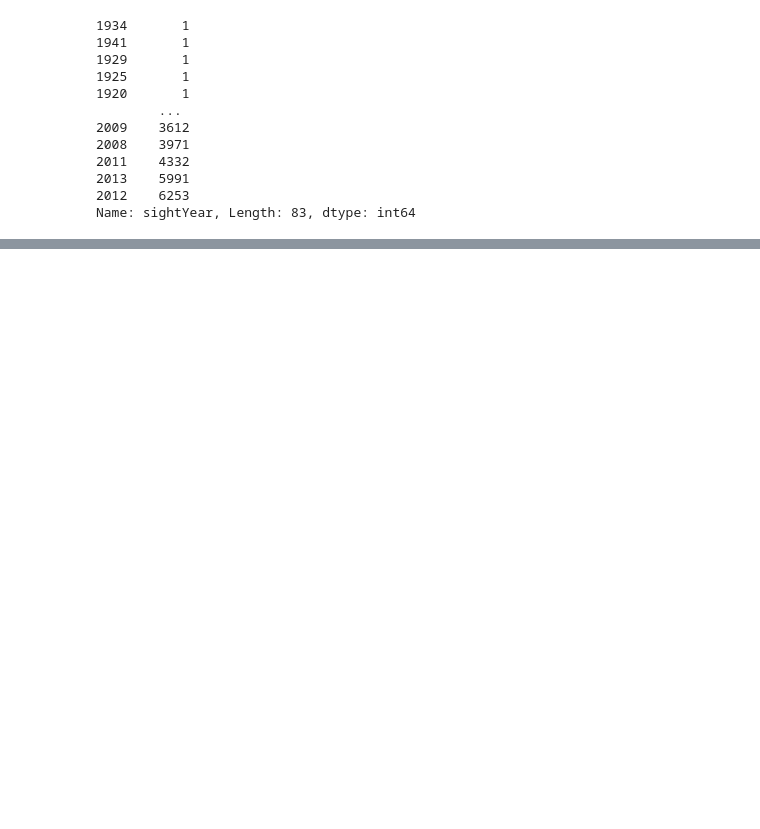
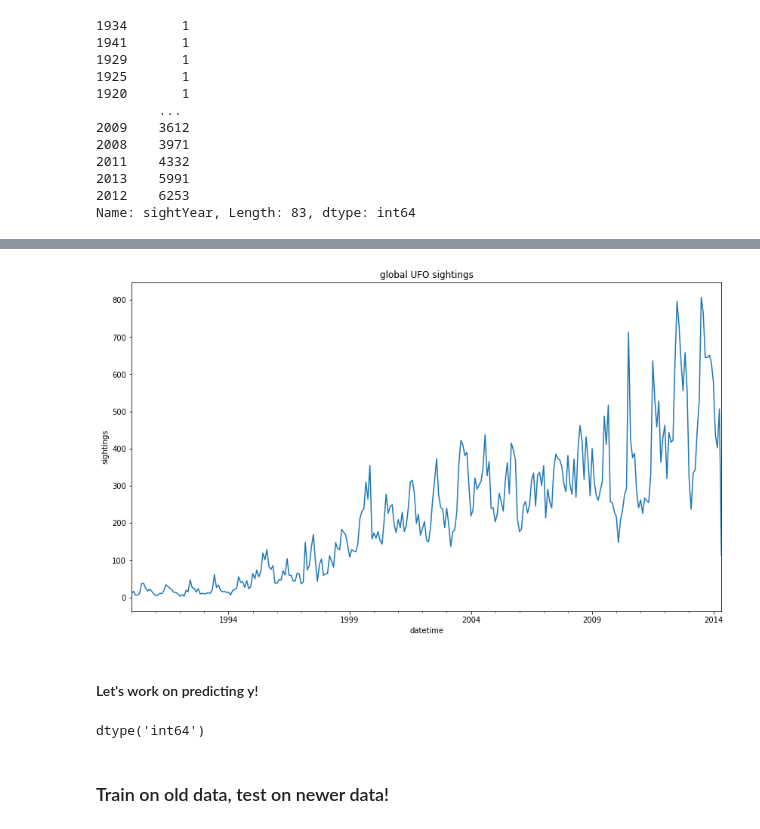
Before and after one commit to mkoh2/ufo_eda, a Jupyter notebook: ufo sightings analysis.ipynb, the cells around one changed output, grey strips where cells are left out. Drawn from its saved outputs; the diff is of its cells as text; code cells hidden in the pictures; blank space fills up the shorter version.

```diff
--- a/ufo sightings analysis.ipynb
+++ b/ufo sightings analysis.ipynb
@@ -887,0 +845,2 @@ ufodb['shape'].value_counts().plot(kind = 'bar',
+# %%
+ufo2 = pd.read_csv("scrubbed.csv")
@@ -887,0 +879,4 @@ ufodb['shape'].value_counts().plot(kind = 'bar',
+# %%
+ufo2['datetime'] = pd.to_datetime(ufo2['datetime'], errors = 'coerce')
+# %%
+ufo_1990 = ufo2[ufo2['datetime'] >= '1/1/1990']
@@ -887,0 +913,2 @@ ufodb['shape'].value_counts().plot(kind = 'bar',
+# %%
+ufo_1990.set_index('datetime', inplace=True)
@@ -887,0 +925,9 @@ ufodb['shape'].value_counts().plot(kind = 'bar',
+# %%
+ufo_1990['country'].resample('M').count().plot(kind = 'line',
+                                           ylabel = 'sightings',
+                                           title = 'global UFO sightings',
+                                           figsize = (14,8));
+# %% [output]
+[figure, added]
+# %% [markdown]
+#### Let's work on predicting y!
@@ -887,0 +936,6 @@ ufodb['shape'].value_counts().plot(kind = 'bar',
+# %%
+y.dtype
+# %% [output]
+dtype('int64')
+# %% [markdown]
+### Train on old data, test on newer data!
```
Also changed, not shown: parts of 82 cells of this notebook.
